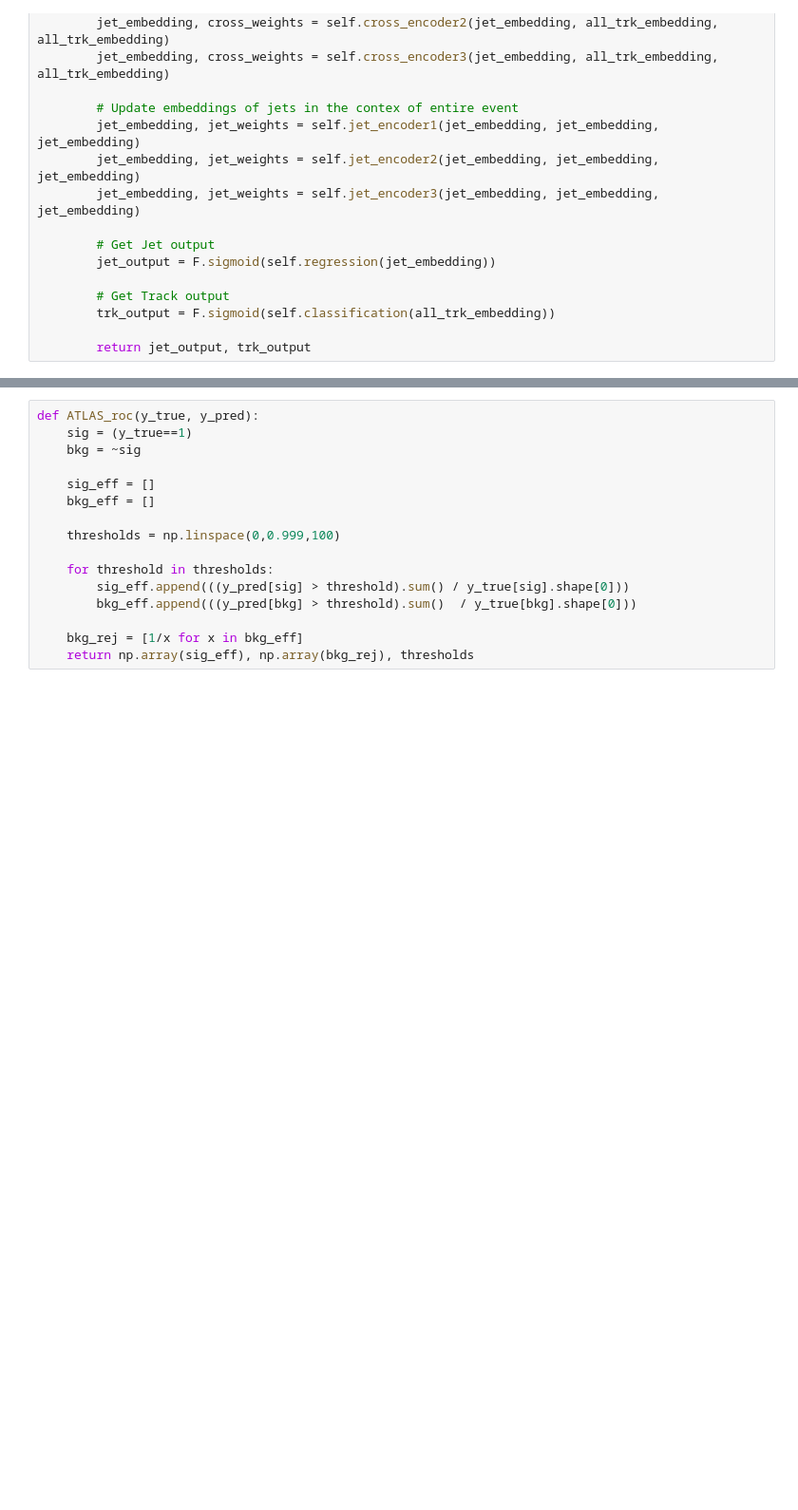
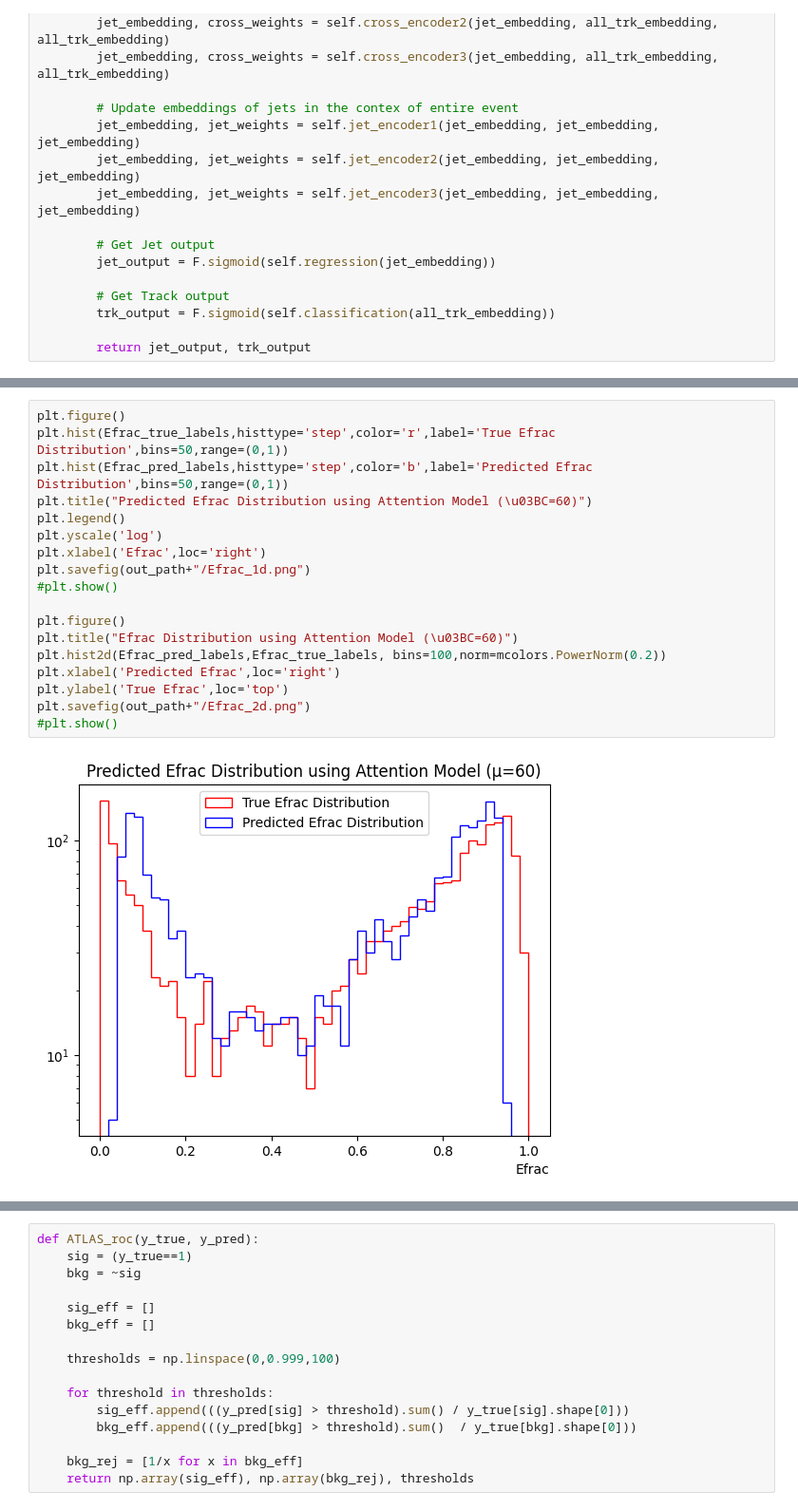
Before and after one commit to LukeV37/Pileup_Project_v1, a Jupyter notebook: models/train.ipynb, the cells around one changed output, grey strips where cells are left out. Shown at 95% size. Drawn from its saved outputs; the diff is of its cells as text; blank space fills up the shorter version.

Commit message:
add eval plots

```diff
--- a/models/train.ipynb
+++ b/models/train.ipynb
@@ -266,0 +333,20 @@ plt.savefig(out_path+"/Loss_Curve.png")
+# %%
+plt.figure()
+plt.hist(Efrac_true_labels,histtype='step',color='r',label='True Efrac Distribution',bins=50,range=(0,1))
+plt.hist(Efrac_pred_labels,histtype='step',color='b',label='Predicted Efrac Distribution',bins=50,range=(0,1))
+plt.title("Predicted Efrac Distribution using Attention Model (\u03BC=60)")
+plt.legend()
+plt.yscale('log')
+plt.xlabel('Efrac',loc='right')
+plt.savefig(out_path+"/Efrac_1d.png")
+#plt.show()
+
+plt.figure()
+plt.title("Efrac Distribution using Attention Model (\u03BC=60)")
+plt.hist2d(Efrac_pred_labels,Efrac_true_labels, bins=100,norm=mcolors.PowerNorm(0.2))
+plt.xlabel('Predicted Efrac',loc='right')
+plt.ylabel('True Efrac',loc='top')
+plt.savefig(out_path+"/Efrac_2d.png")
+#plt.show()
+# %% [output]
+[figure, added]
```
Also changed, not shown: parts of 16 cells of this notebook.
